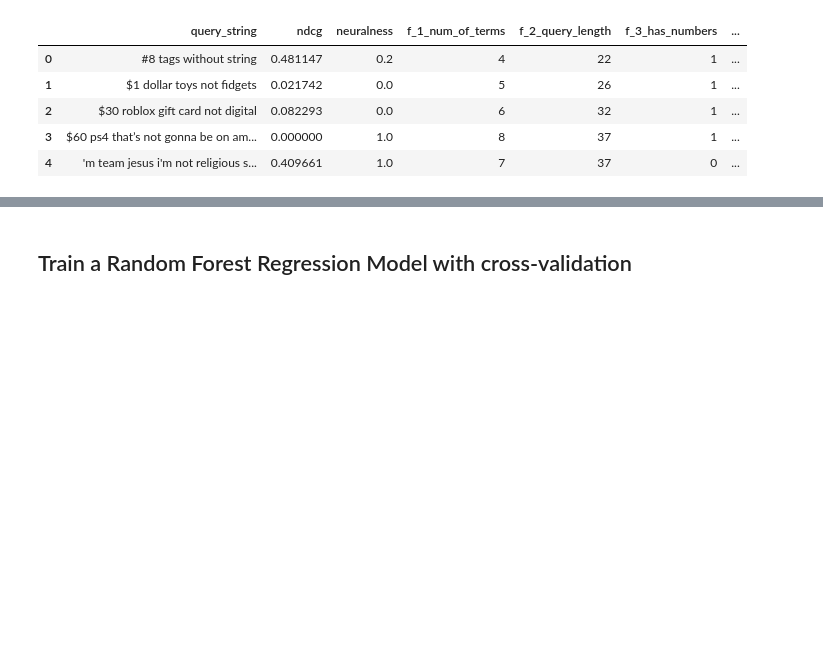
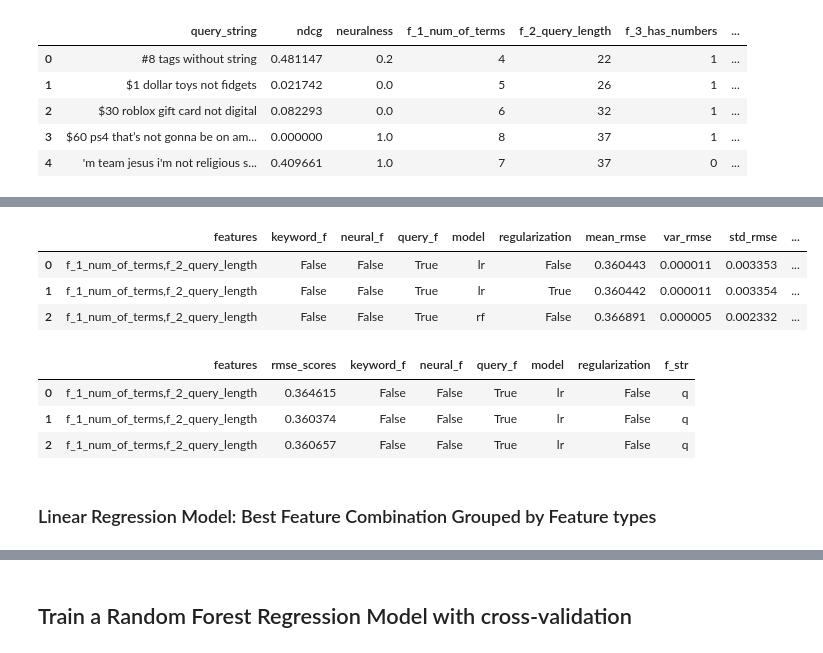
Before and after one commit to o19s/opensearch-hybrid-search-optimization, a Jupyter notebook: notebooks/7_Dynamic_Optimization_Feature_Engineering.ipynb, the cells around one changed output, grey strips where cells are left out. Saved outputs shown, nothing was run; the diff lists cells and outputs as text; code cells hidden in the pictures; blank space fills up the shorter version.

```diff
--- a/notebooks/7_Dynamic_Optimization_Feature_Engineering.ipynb
+++ b/notebooks/7_Dynamic_Optimization_Feature_Engineering.ipynb
@@ -837,0 +914,11 @@ fig.show()
+# %%
+df_agg_metrics['keyword_f_only'] = (df_agg_metrics['keyword_f'] == True) & (df_agg_metrics['neural_f'] == False) & (df_agg_metrics['query_f'] == False)
+df_agg_metrics['neural_f_only'] = (df_agg_metrics['keyword_f'] == False) & (df_agg_metrics['neural_f'] == True) & (df_agg_metrics['query_f'] == False)
+df_agg_metrics['query_f_only'] = (df_agg_metrics['keyword_f'] == False) & (df_agg_metrics['neural_f'] == False) & (df_agg_metrics['query_f'] == True)
+# %%
+df_agg_metrics.head(3)
+# %% [output]
+|  | features | keyword_f | neural_f | query_f | model | regularization | mean_rmse | var_rmse | std_rmse | ... |
+| 0 | f_1_num_of_terms,f_2_query_length | False | False | True | lr | False | 0.360443 | 0.000011 | 0.003353 | ... |
+| 1 | f_1_num_of_terms,f_2_query_length | False | False | True | lr | True | 0.360442 | 0.000011 | 0.003354 | ... |
+| 2 | f_1_num_of_terms,f_2_query_length | False | False | True | rf | False | 0.366891 | 0.000005 | 0.002332 | ... |
@@ -837,0 +941,11 @@ fig.show()
+# %%
+# create a string as a key of the feature combination
+df_metrics['f_str'] = df_metrics.apply(create_feature_string, axis=1)
+df_metrics.head(3)
+# %% [output]
+|  | features | rmse_scores | keyword_f | neural_f | query_f | model | regularization | f_str |
+| 0 | f_1_num_of_terms,f_2_query_length | 0.364615 | False | False | True | lr | False | q |
+| 1 | f_1_num_of_terms,f_2_query_length | 0.360374 | False | False | True | lr | False | q |
+| 2 | f_1_num_of_terms,f_2_query_length | 0.360657 | False | False | True | lr | False | q |
+# %% [markdown]
+### Linear Regression Model: Best Feature Combination Grouped by Feature types
```
Also changed, not shown: parts of 94 cells of this notebook, 1 other file.
